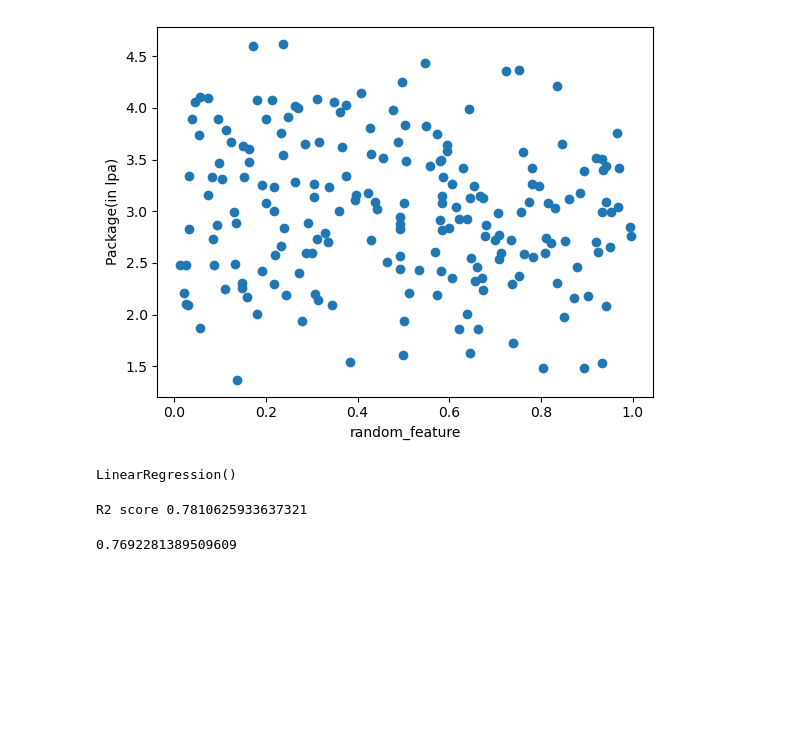
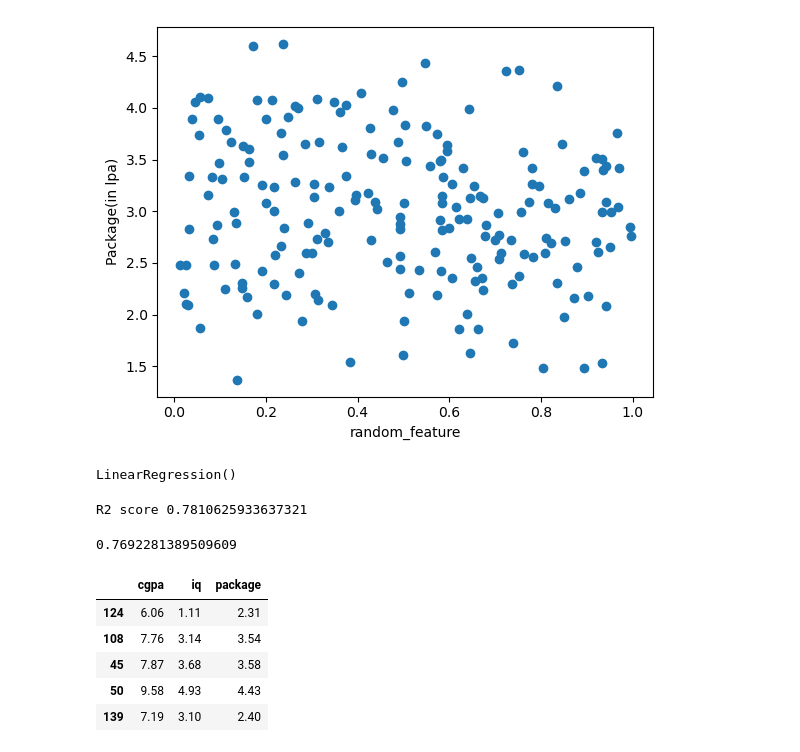
Before and after one commit to sanjogbhalla16/ML-CampusX, a Jupyter notebook: Day49-Metrics-in-LR-CampusX.ipynb, the cells around one changed output. Saved outputs shown, nothing was run; the diff lists cells and outputs as text; code cells hidden in the pictures; blank space fills up the shorter version.

```diff
--- a/Day49-Metrics-in-LR-CampusX.ipynb
+++ b/Day49-Metrics-in-LR-CampusX.ipynb
@@ -126,0 +134,9 @@ R2 score 0.7810625933637321
+# %%
+new_df2.sample(5)
+# %% [output]
+|  | cgpa | iq | package |
+| 124 | 6.06 | 1.11 | 2.31 |
+| 108 | 7.76 | 3.14 | 3.54 |
+| 45 | 7.87 | 3.68 | 3.58 |
+| 50 | 9.58 | 4.93 | 4.43 |
+| 139 | 7.19 | 3.10 | 2.40 |
```
Also changed, not shown: parts of 8 cells of this notebook, 2 other files.
